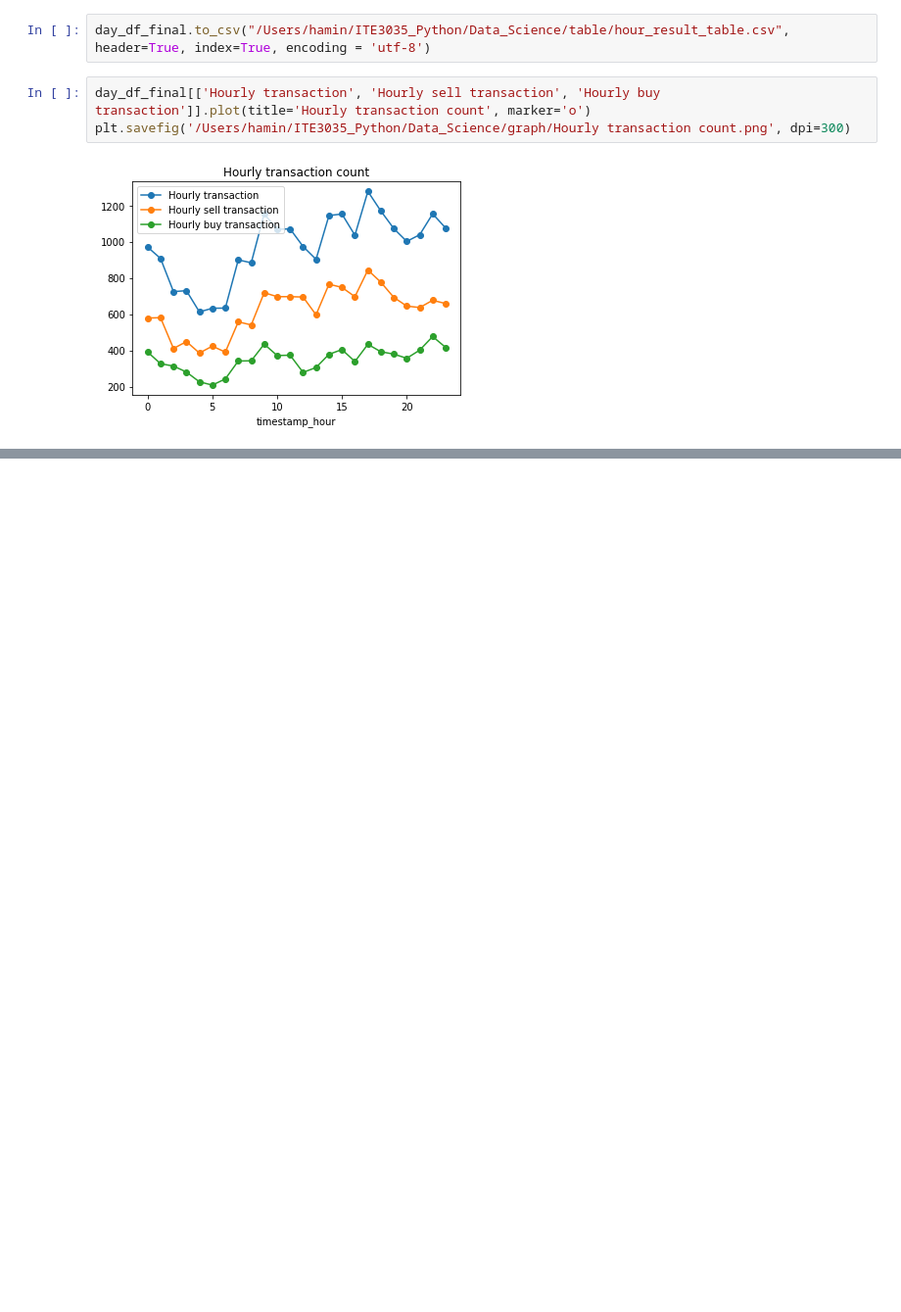
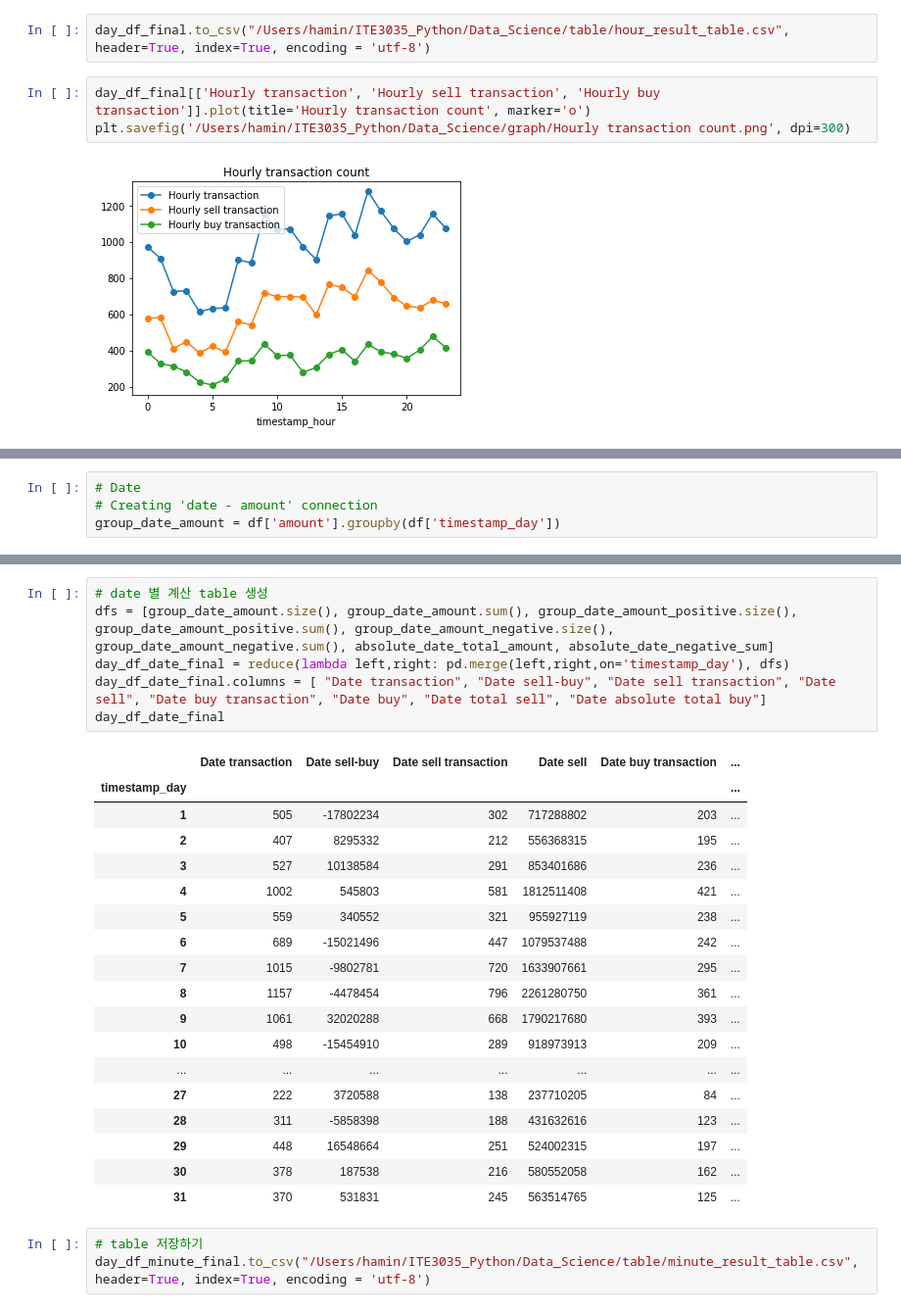
Before and after one commit to hamin7/ITE3035_Python, a Jupyter notebook: Data_Science/totalTransactionCount.ipynb, the cells around one changed output, grey strips where cells are left out. Shown: that part at 98% size. Saved outputs shown, nothing was run; the diff lists cells and outputs as text; blank space fills up the shorter version.

```diff
--- a/Data_Science/totalTransactionCount.ipynb
+++ b/Data_Science/totalTransactionCount.ipynb
@@ -243,0 +246,4 @@ plt.savefig('/Users/hamin/ITE3035_Python/Data_Science/graph/Hourly transaction c
+# %%
+# Date
+# Creating 'date - amount' connection
+group_date_amount = df['amount'].groupby(df['timestamp_day'])
@@ -243,0 +599,28 @@ plt.savefig('/Users/hamin/ITE3035_Python/Data_Science/graph/Hourly transaction c
+# %%
+# date 별 계산 table 생성
+dfs = [group_date_amount.size(), group_date_amount.sum(), group_date_amount_positive.size(), group_date_amount_positive.sum(), group_date_amount_negative.size(), group_date_amount_negative.sum(), absolute_date_total_amount, absolute_date_negative_sum]
+day_df_date_final = reduce(lambda left,right: pd.merge(left,right,on='timestamp_day'), dfs)
+day_df_date_final.columns = [ "Date transaction", "Date sell-buy", "Date sell transaction", "Date sell", "Date buy transaction", "Date buy", "Date total sell", "Date absolute total buy"]
+day_df_date_final
+# %% [output]
+|  | Date transaction | Date sell-buy | Date sell transaction | Date sell | Date buy transaction | ... |
+| timestamp_day |  |  |  |  |  | ... |
+| 1 | 505 | -17802234 | 302 | 717288802 | 203 | ... |
+| 2 | 407 | 8295332 | 212 | 556368315 | 195 | ... |
+| 3 | 527 | 10138584 | 291 | 853401686 | 236 | ... |
+| 4 | 1002 | 545803 | 581 | 1812511408 | 421 | ... |
+| 5 | 559 | 340552 | 321 | 955927119 | 238 | ... |
+| 6 | 689 | -15021496 | 447 | 1079537488 | 242 | ... |
+| 7 | 1015 | -9802781 | 720 | 1633907661 | 295 | ... |
+| 8 | 1157 | -4478454 | 796 | 2261280750 | 361 | ... |
+| 9 | 1061 | 32020288 | 668 | 1790217680 | 393 | ... |
+| 10 | 498 | -15454910 | 289 | 918973913 | 209 | ... |
+| ... | ... | ... | ... | ... | ... | ... |
+| 27 | 222 | 3720588 | 138 | 237710205 | 84 | ... |
+| 28 | 311 | -5858398 | 188 | 431632616 | 123 | ... |
+| 29 | 448 | 16548664 | 251 | 524002315 | 197 | ... |
+| 30 | 378 | 187538 | 216 | 580552058 | 162 | ... |
+| 31 | 370 | 531831 | 245 | 563514765 | 125 | ... |
+# %%
+# table 저장하기
+day_df_minute_final.to_csv("/Users/hamin/ITE3035_Python/Data_Science/table/minute_result_table.csv", header=True, index=True, encoding = 'utf-8')
```
Also changed, not shown: parts of 26 cells of this notebook, 5 other files.
